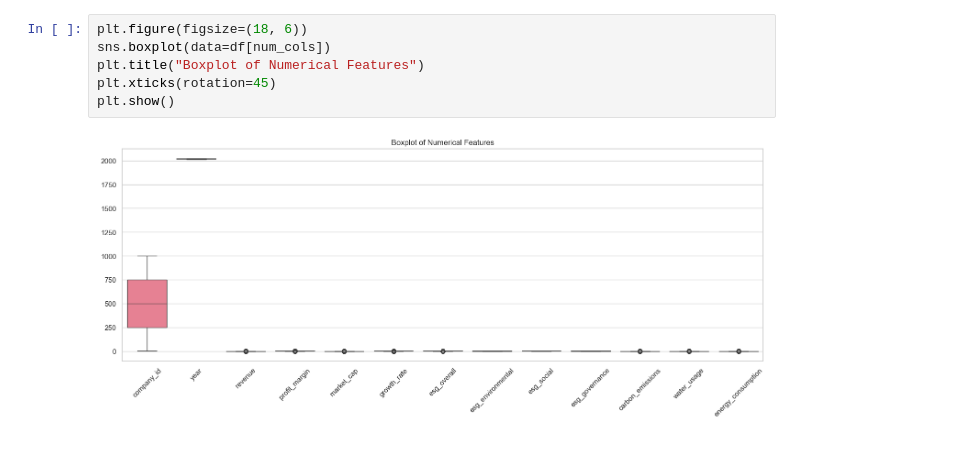
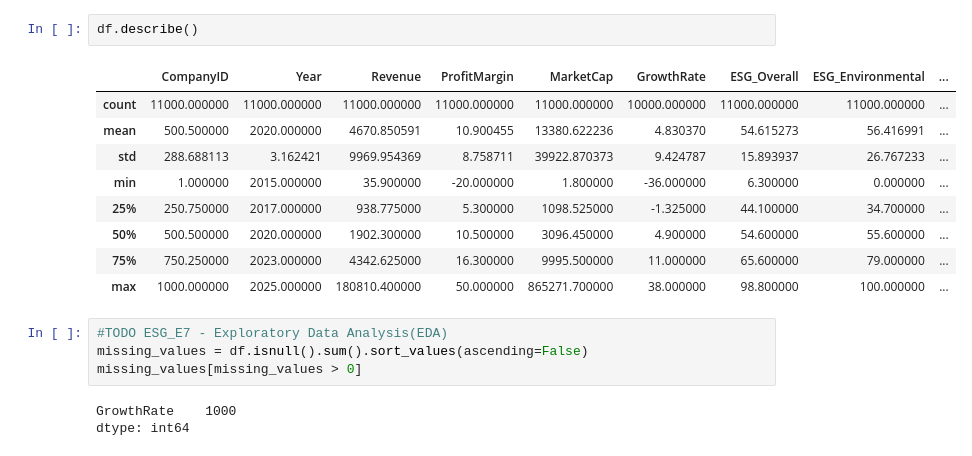
Before and after one commit to KuhuVyas/ESG-Financial-Metrics-Analysis-, a Jupyter notebook: 02_eda.ipynb, the cells around one changed output. Drawn from its saved outputs; the diff is of its cells as text.

```diff
--- a/02_eda.ipynb
+++ b/02_eda.ipynb
@@ -101,8 +36,19 @@ Distribution Metrics:
-# %%
-plt.figure(figsize=(18, 6))
-sns.boxplot(data=df[num_cols])
-plt.title("Boxplot of Numerical Features")
-plt.xticks(rotation=45)
-plt.show()
-# %% [output]
-[figure, removed]
+# %%
+df.describe()
+# %% [output]
+|  | CompanyID | Year | Revenue | ProfitMargin | MarketCap | GrowthRate | ESG_Overall | ESG_Environmental | ... |
+| count | 11000.000000 | 11000.000000 | 11000.000000 | 11000.000000 | 11000.000000 | 10000.000000 | 11000.000000 | 11000.000000 | ... |
+| mean | 500.500000 | 2020.000000 | 4670.850591 | 10.900455 | 13380.622236 | 4.830370 | 54.615273 | 56.416991 | ... |
+| std | 288.688113 | 3.162421 | 9969.954369 | 8.758711 | 39922.870373 | 9.424787 | 15.893937 | 26.767233 | ... |
+| min | 1.000000 | 2015.000000 | 35.900000 | -20.000000 | 1.800000 | -36.000000 | 6.300000 | 0.000000 | ... |
+| 25% | 250.750000 | 2017.000000 | 938.775000 | 5.300000 | 1098.525000 | -1.325000 | 44.100000 | 34.700000 | ... |
+| 50% | 500.500000 | 2020.000000 | 1902.300000 | 10.500000 | 3096.450000 | 4.900000 | 54.600000 | 55.600000 | ... |
+| 75% | 750.250000 | 2023.000000 | 4342.625000 | 16.300000 | 9995.500000 | 11.000000 | 65.600000 | 79.000000 | ... |
+| max | 1000.000000 | 2025.000000 | 180810.400000 | 50.000000 | 865271.700000 | 38.000000 | 98.800000 | 100.000000 | ... |
+# %%
+#TODO ESG_E7 - Exploratory Data Analysis(EDA)
+missing_values = df.isnull().sum().sort_values(ascending=False)
+missing_values[missing_values > 0]
+# %% [output]
+GrowthRate    1000
+dtype: int64
```
Also changed, not shown: parts of 21 cells of this notebook.
